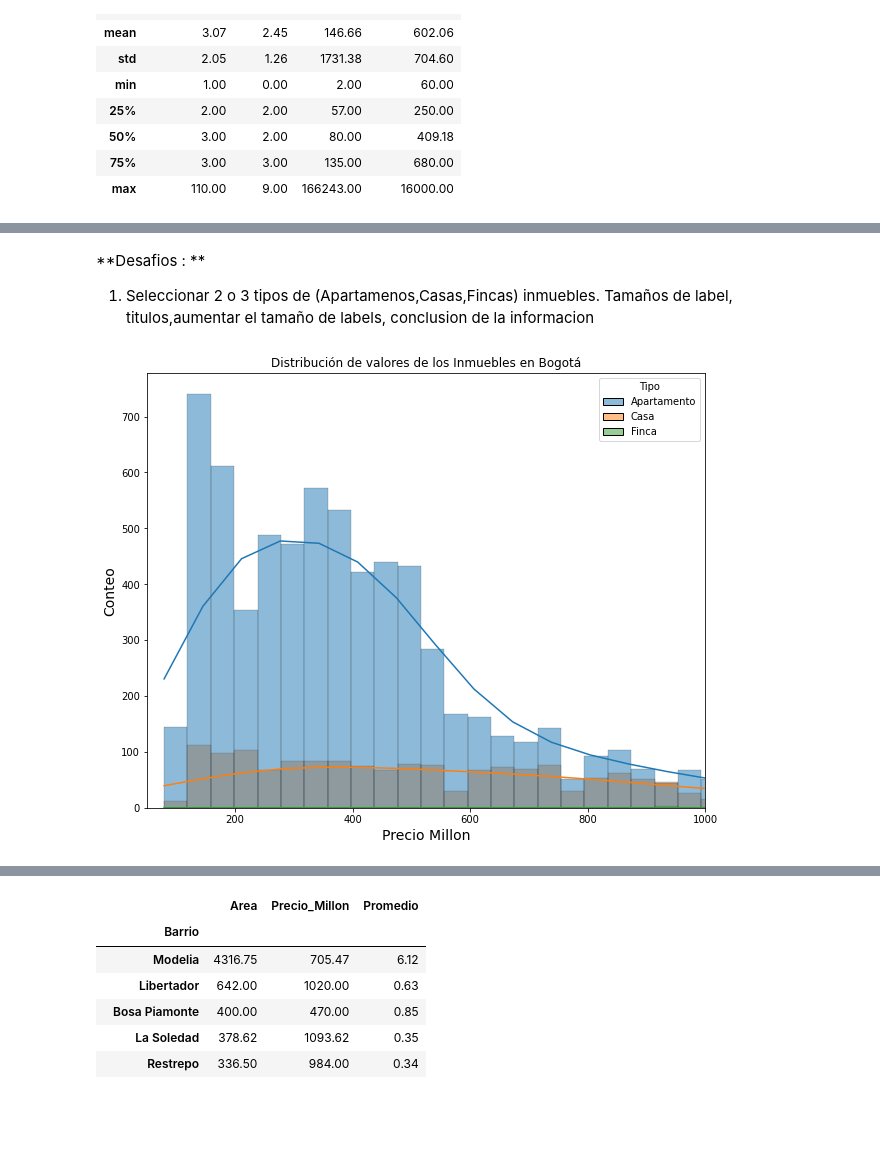
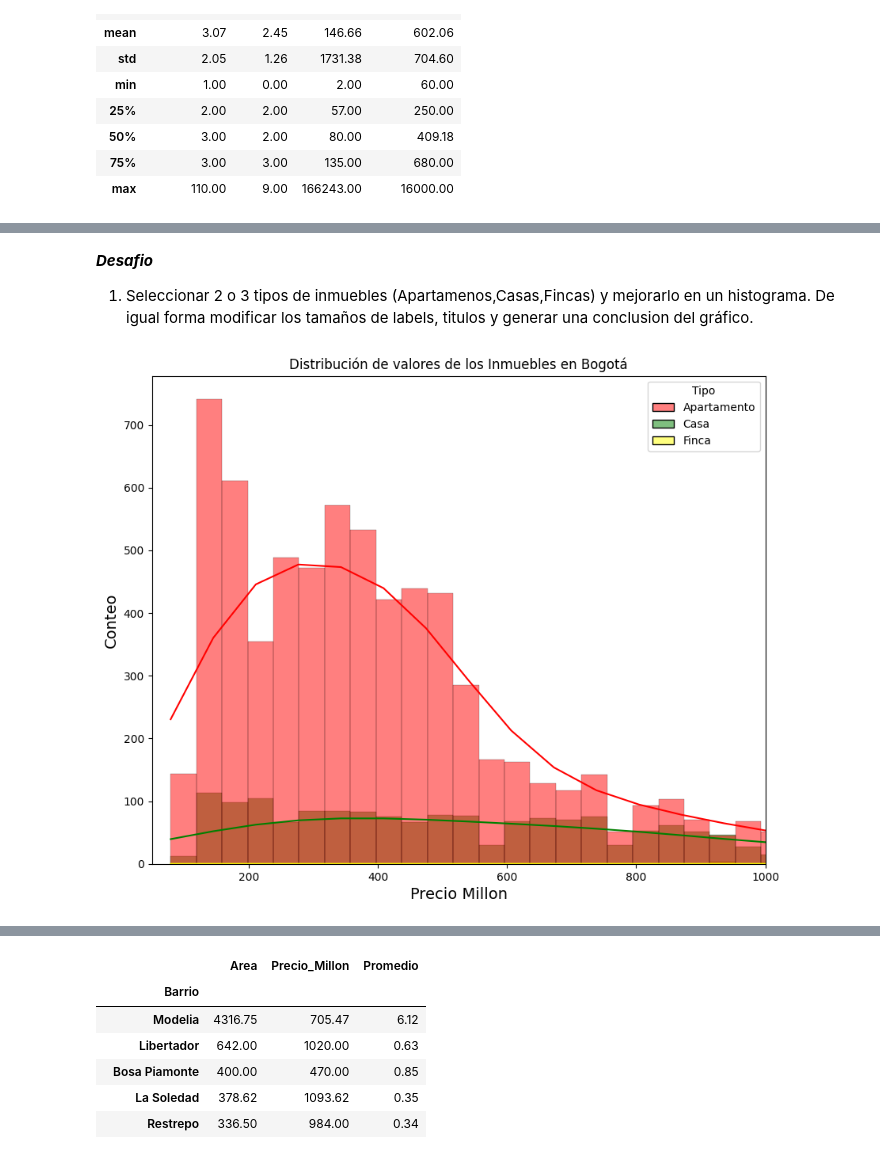
Before and after one commit to jonathanpastas/inmersion_datos, a Jupyter notebook: Alura_Latam__Inmersion_Datos.ipynb, the cells around one changed output, grey strips where cells are left out. Saved outputs shown, nothing was run; the diff lists cells and outputs as text; code cells hidden in the pictures; blank space fills up the shorter version.

```diff
--- a/Alura_Latam__Inmersion_Datos.ipynb
+++ b/Alura_Latam__Inmersion_Datos.ipynb
@@ -409,19 +466,21 @@ plt.show()
 # %% [markdown]
-**Desafios : **
-  1.  Seleccionar 2 o 3 tipos de (Apartamenos,Casas,Fincas) inmuebles.
-    Tamaños de label, titulos,aumentar el tamaño de labels, conclusion de la informacion
+***Desafio***
+  1.  Seleccionar 2 o 3 tipos de inmuebles (Apartamenos,Casas,Fincas) y mejorarlo en un histograma. De igual forma modificar los tamaños de labels, titulos y generar una  conclusion del gráfico.
 # %%
 plt.figure(figsize=(10,8))
+#Creacion de una lista con la paleta de colores que se va a usar.
+custom_palette = sns.color_palette(['red', 'green', 'yellow'])
+
 tipos=['Apartamento','Casa','Finca']
 datos_tipos=inmuebles[inmuebles['Tipo'].isin(tipos)]
-grafica=sns.histplot(data=datos_tipos,x='Precio_Millon',kde=True, hue='Tipo')
+grafica=sns.histplot(data=datos_tipos,x='Precio_Millon',palette=custom_palette,kde=True, hue='Tipo')
 grafica.set_title('Distribución de valores de los Inmuebles en Bogotá')
 plt.xlabel('Precio Millon',fontsize=14)
 plt.ylabel('Conteo',fontsize=14)
 #Limite maximo de la variables para entender mejor el gráfico de distribución
 plt.xlim((50,1000))
 #plt.ylim((0,20))
 plt.savefig('/content/drive/MyDrive/inmersion_datos/valor_inmuebles_filtro.png',format='png')
 plt.show()
 # %% [output]
-[figure, old version]
+[figure, new version]
```
Also changed, not shown: parts of 96 cells of this notebook.
